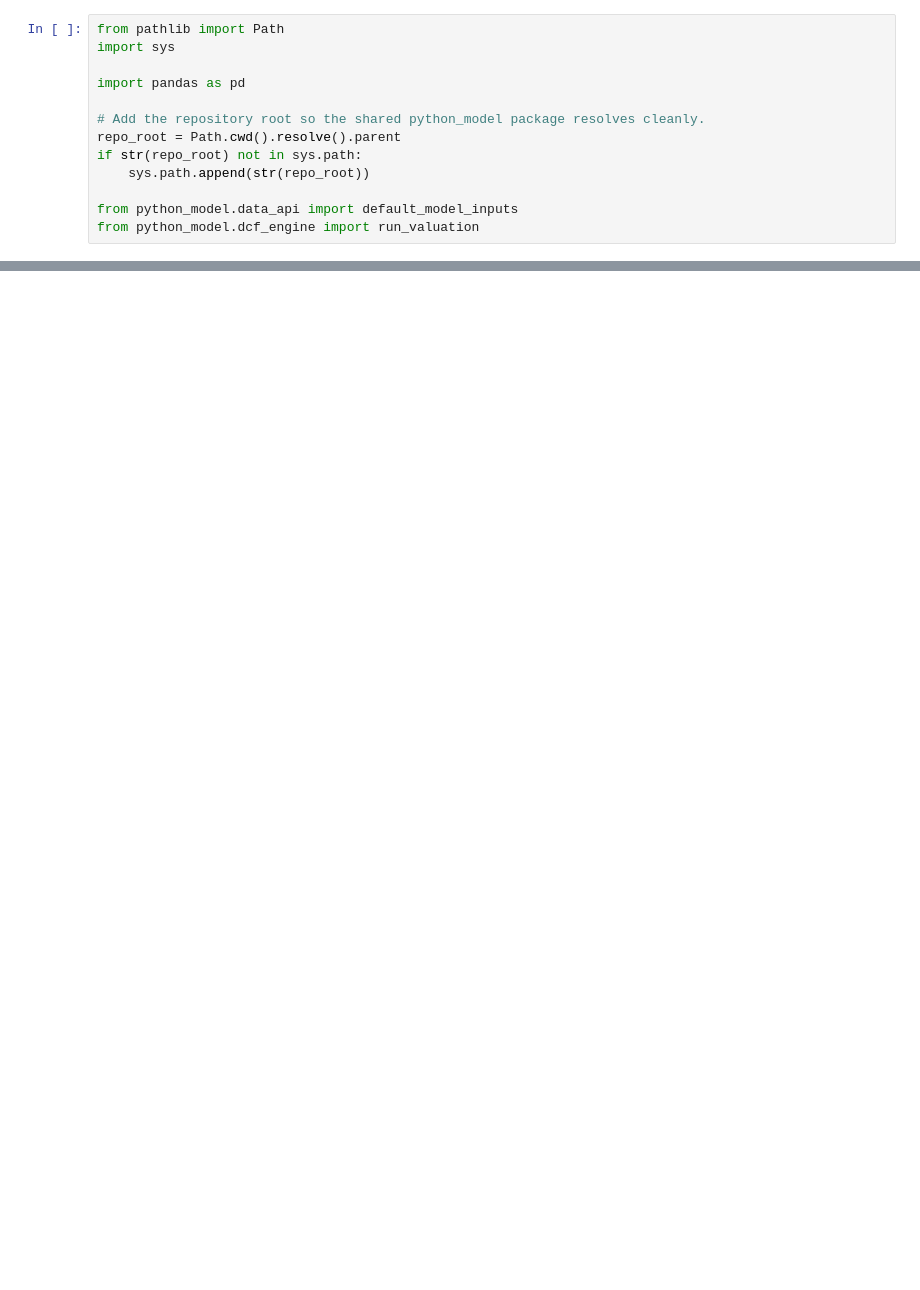
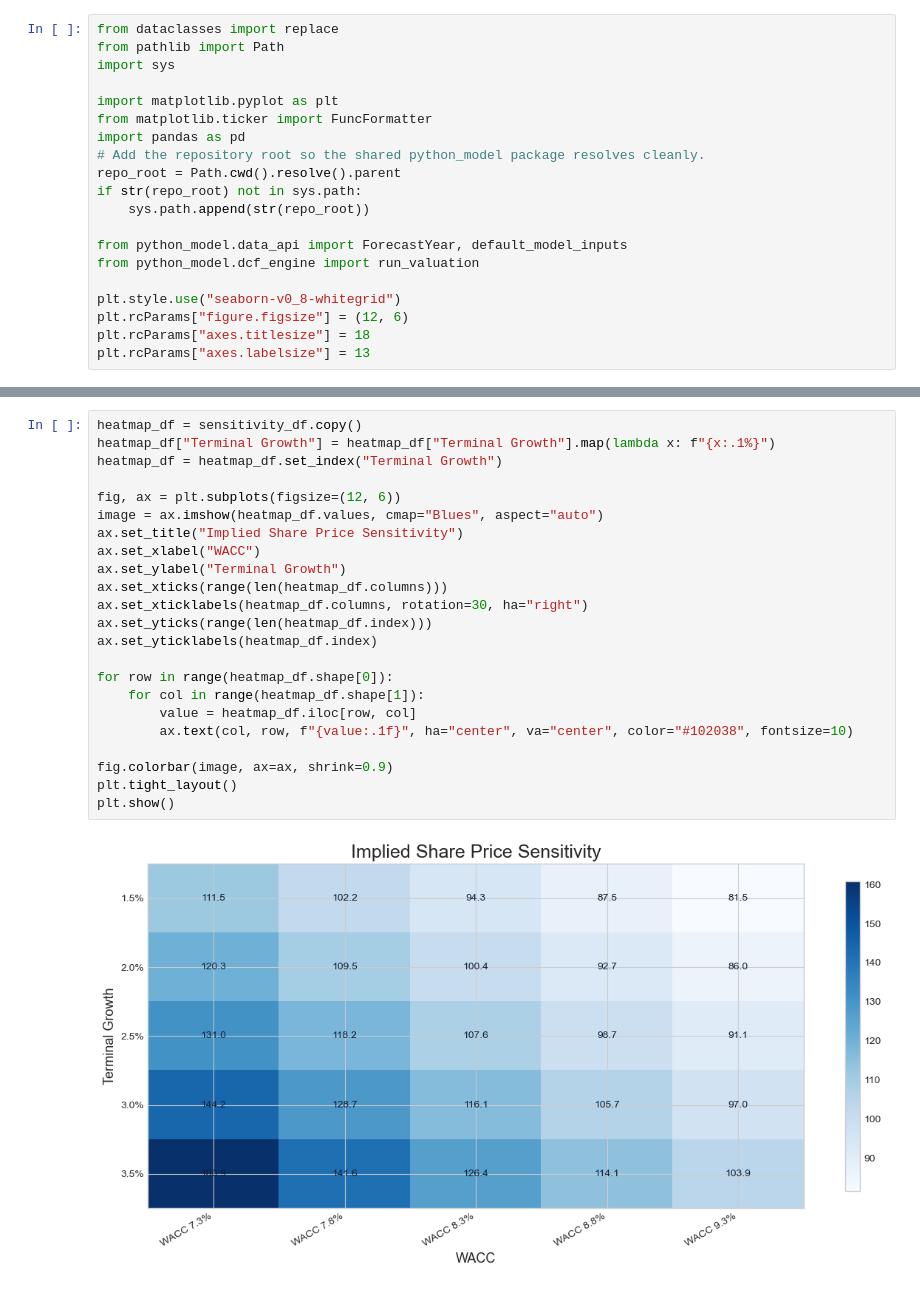
Before and after one commit to kapurohi/dcf-model, a Jupyter notebook: python_model/dcf_model.ipynb, the cells around one changed output, grey strips where cells are left out. Cells and saved outputs as stored; diff of their text form; blank space fills up the shorter version.

```diff
--- a/python_model/dcf_model.ipynb
+++ b/python_model/dcf_model.ipynb
@@ -31,13 +21,20 @@ The implemented workflow follows the standard FCFF-style DCF:
 # %%
+from dataclasses import replace
 from pathlib import Path
 import sys
 
+import matplotlib.pyplot as plt
+from matplotlib.ticker import FuncFormatter
 import pandas as pd
-
 # Add the repository root so the shared python_model package resolves cleanly.
 repo_root = Path.cwd().resolve().parent
 if str(repo_root) not in sys.path:
     sys.path.append(str(repo_root))
 
-from python_model.data_api import default_model_inputs
+from python_model.data_api import ForecastYear, default_model_inputs
 from python_model.dcf_engine import run_valuation
+
+plt.style.use("seaborn-v0_8-whitegrid")
+plt.rcParams["figure.figsize"] = (12, 6)
+plt.rcParams["axes.titlesize"] = 18
+plt.rcParams["axes.labelsize"] = 13
@@ -104,0 +456,25 @@ From here, we can extend the notebook with:
+# %%
+heatmap_df = sensitivity_df.copy()
+heatmap_df["Terminal Growth"] = heatmap_df["Terminal Growth"].map(lambda x: f"{x:.1%}")
+heatmap_df = heatmap_df.set_index("Terminal Growth")
+
+fig, ax = plt.subplots(figsize=(12, 6))
+image = ax.imshow(heatmap_df.values, cmap="Blues", aspect="auto")
+ax.set_title("Implied Share Price Sensitivity")
+ax.set_xlabel("WACC")
+ax.set_ylabel("Terminal Growth")
+ax.set_xticks(range(len(heatmap_df.columns)))
+ax.set_xticklabels(heatmap_df.columns, rotation=30, ha="right")
+ax.set_yticks(range(len(heatmap_df.index)))
+ax.set_yticklabels(heatmap_df.index)
+
+for row in range(heatmap_df.shape[0]):
+    for col in range(heatmap_df.shape[1]):
+        value = heatmap_df.iloc[row, col]
+        ax.text(col, row, f"{value:.1f}", ha="center", va="center", color="#102038", fontsize=10)
+
+fig.colorbar(image, ax=ax, shrink=0.9)
+plt.tight_layout()
+plt.show()
+# %% [output]
+[figure, added]
```
Also changed, not shown: parts of 36 cells of this notebook, 1 other file.
